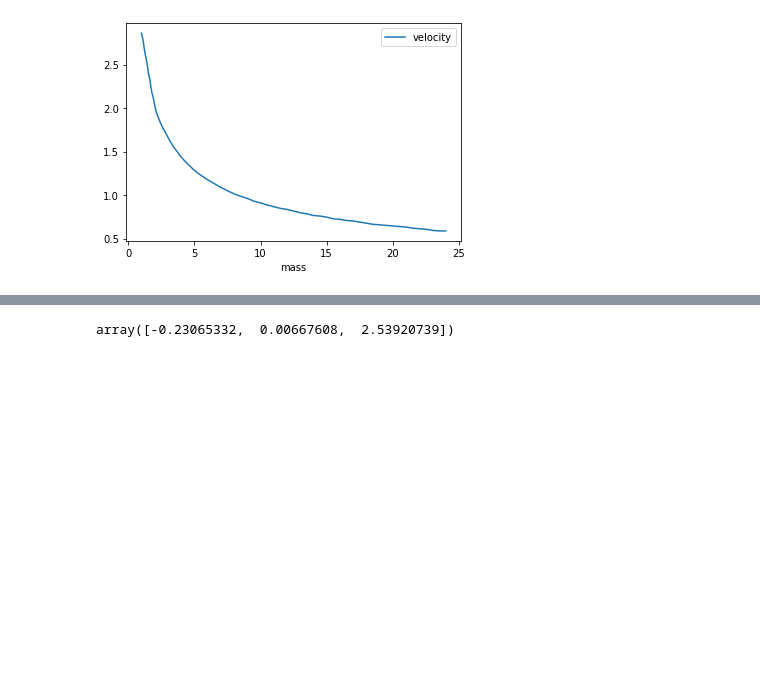
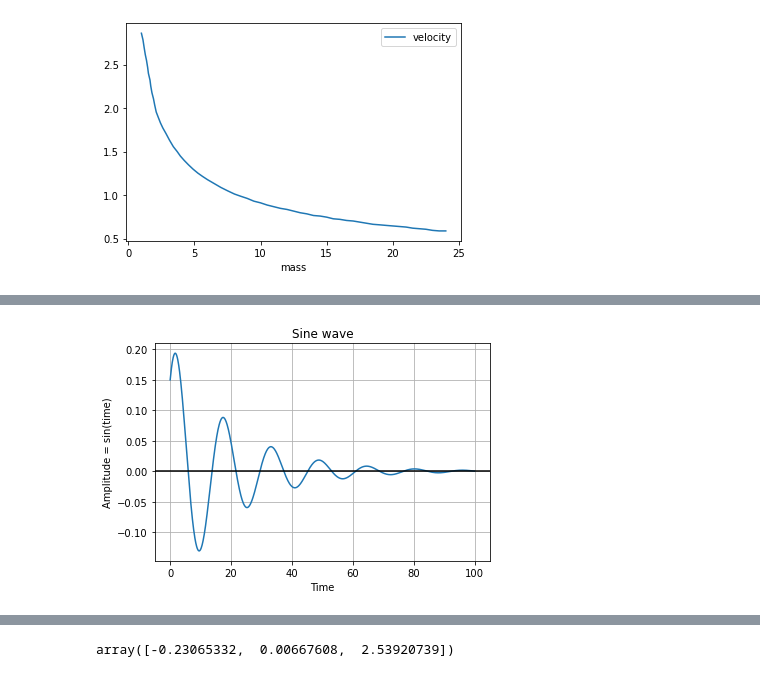
Before and after one commit to timholthuijsen/RocketLab, a Jupyter notebook: SpringDynamics/SpringDynamics.ipynb, the cells around one changed output, grey strips where cells are left out. Drawn from its saved outputs; the diff is of its cells as text; code cells hidden in the pictures; blank space fills up the shorter version.

```diff
--- a/SpringDynamics/SpringDynamics.ipynb
+++ b/SpringDynamics/SpringDynamics.ipynb
@@ -51,0 +76,54 @@ data.plot('mass','velocity')
+# %%
+# Get x values of the sine wave
+
+time        = np.arange(0, 100, 0.1);
+
+
+
+# Amplitude of the sine wave is sine of a variable like time
+
+amplitude   = 0.15 * m.e ** (-0.05*time) * (np.cos(0.4*time) + np.sin(0.4*time))
+
+
+
+# Plot a sine wave using time and amplitude obtained for the sine wave
+
+plot.plot(time, amplitude)
+
+
+
+# Give a title for the sine wave plot
+
+plot.title('Sine wave')
+
+
+
+# Give x axis label for the sine wave plot
+
+plot.xlabel('Time')
+
+
+
+# Give y axis label for the sine wave plot
+
+plot.ylabel('Amplitude = sin(time)')
+
+
+
+plot.grid(True, which='both')
+
+
+
+plot.axhline(y=0, color='k')
+
+
+
+plot.show()
+
+
+
+# Display the sine wave
+
+plot.show()
+# %% [output]
+[figure, added]
```
Also changed, not shown: parts of 19 cells of this notebook.
